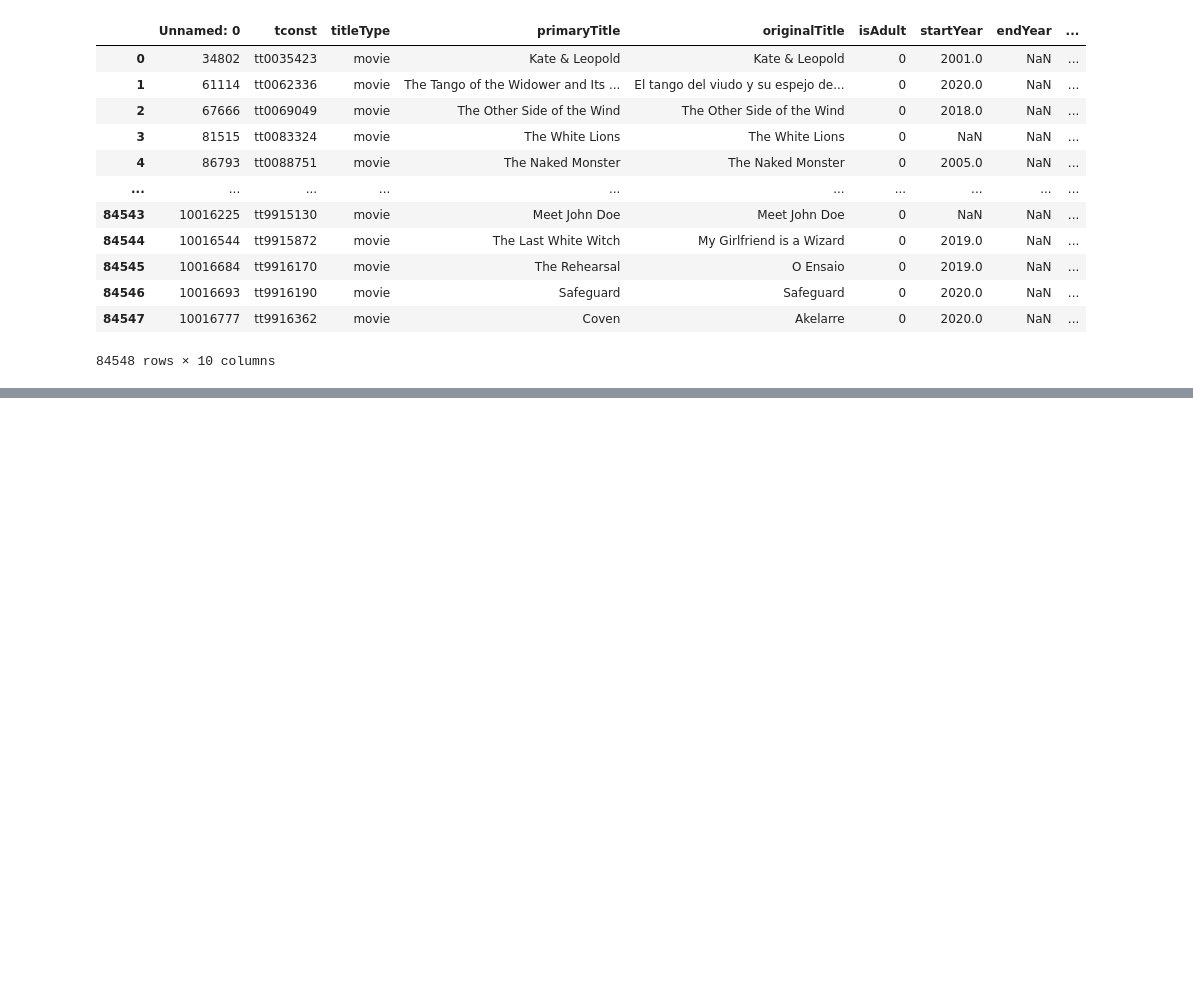
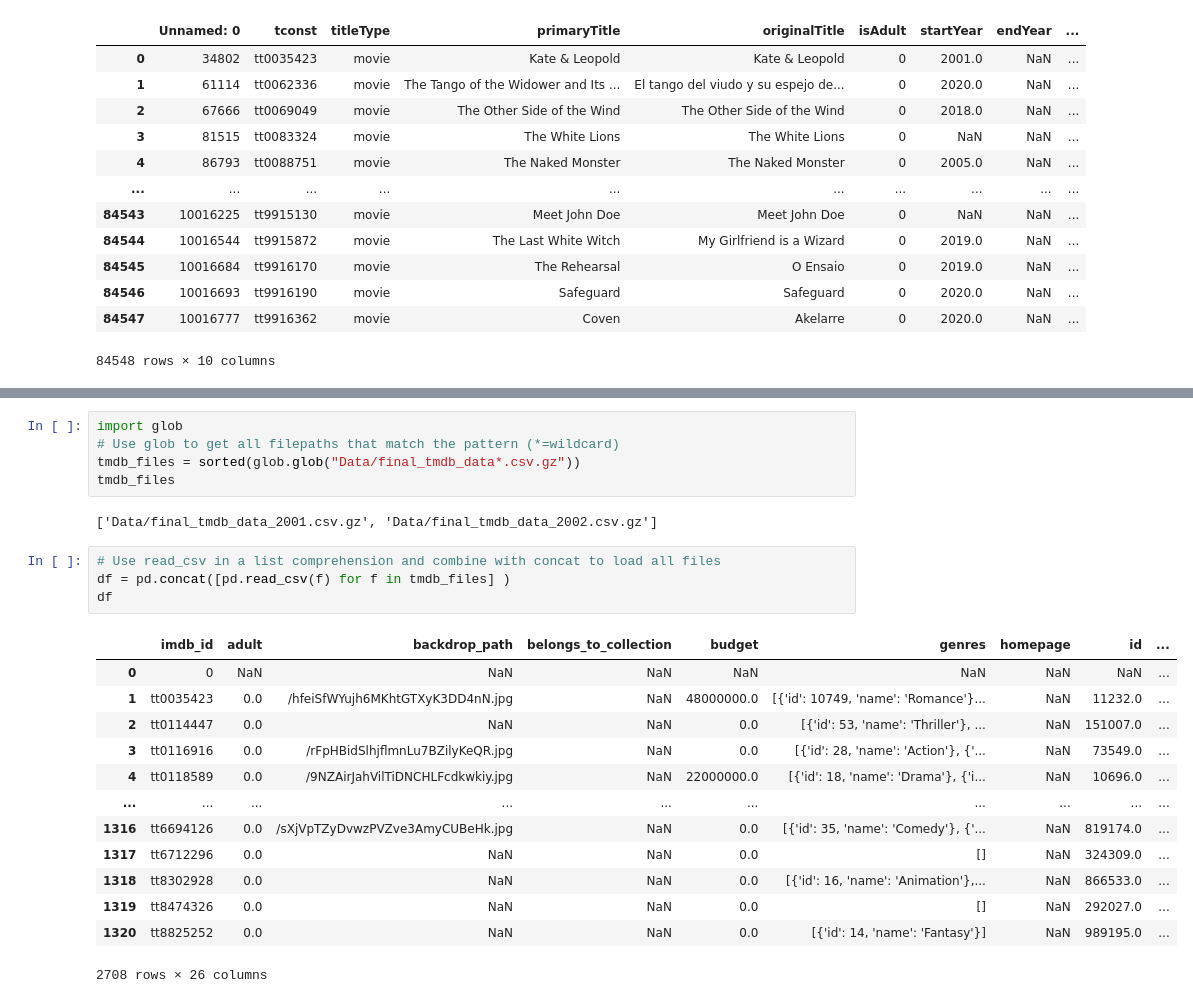
Before and after one commit to donmarcolaureano/Movie-Database, a Jupyter notebook: Financial_Data_EDA.ipynb, the cells around one changed output, grey strips where cells are left out. Saved outputs shown, nothing was run; the diff lists cells and outputs as text; blank space fills up the shorter version.

```diff
--- a/Financial_Data_EDA.ipynb
+++ b/Financial_Data_EDA.ipynb
@@ -132,0 +151,25 @@ print(f"- Total errors: {len(errors)}")
+# %%
+import glob
+# Use glob to get all filepaths that match the pattern (*=wildcard)
+tmdb_files = sorted(glob.glob("Data/final_tmdb_data*.csv.gz"))
+tmdb_files
+# %% [output]
+['Data/final_tmdb_data_2001.csv.gz', 'Data/final_tmdb_data_2002.csv.gz']
+# %%
+# Use read_csv in a list comprehension and combine with concat to load all files
+df = pd.concat([pd.read_csv(f) for f in tmdb_files] )
+df
+# %% [output]
+|  | imdb_id | adult | backdrop_path | belongs_to_collection | budget | genres | homepage | id | ... |
+| 0 | 0 | NaN | NaN | NaN | NaN | NaN | NaN | NaN | ... |
+| 1 | tt0035423 | 0.0 | /hfeiSfWYujh6MKhtGTXyK3DD4nN.jpg | NaN | 48000000.0 | [{'id': 10749, 'name': 'Romance'}... | NaN | 11232.0 | ... |
+| 2 | tt0114447 | 0.0 | NaN | NaN | 0.0 | [{'id': 53, 'name': 'Thriller'}, ... | NaN | 151007.0 | ... |
+| 3 | tt0116916 | 0.0 | /rFpHBidSlhjflmnLu7BZilyKeQR.jpg | NaN | 0.0 | [{'id': 28, 'name': 'Action'}, {'... | NaN | 73549.0 | ... |
+| 4 | tt0118589 | 0.0 | /9NZAirJahVilTiDNCHLFcdkwkiy.jpg | NaN | 22000000.0 | [{'id': 18, 'name': 'Drama'}, {'i... | NaN | 10696.0 | ... |
+| ... | ... | ... | ... | ... | ... | ... | ... | ... | ... |
+| 1316 | tt6694126 | 0.0 | /sXjVpTZyDvwzPVZve3AmyCUBeHk.jpg | NaN | 0.0 | [{'id': 35, 'name': 'Comedy'}, {'... | NaN | 819174.0 | ... |
+| 1317 | tt6712296 | 0.0 | NaN | NaN | 0.0 | [] | NaN | 324309.0 | ... |
+| 1318 | tt8302928 | 0.0 | NaN | NaN | 0.0 | [{'id': 16, 'name': 'Animation'},... | NaN | 866533.0 | ... |
+| 1319 | tt8474326 | 0.0 | NaN | NaN | 0.0 | [] | NaN | 292027.0 | ... |
+| 1320 | tt8825252 | 0.0 | NaN | NaN | 0.0 | [{'id': 14, 'name': 'Fantasy'}] | NaN | 989195.0 | ... |
+2708 rows × 26 columns
```
Also changed, not shown: parts of 9 cells of this notebook, 7 other files.
